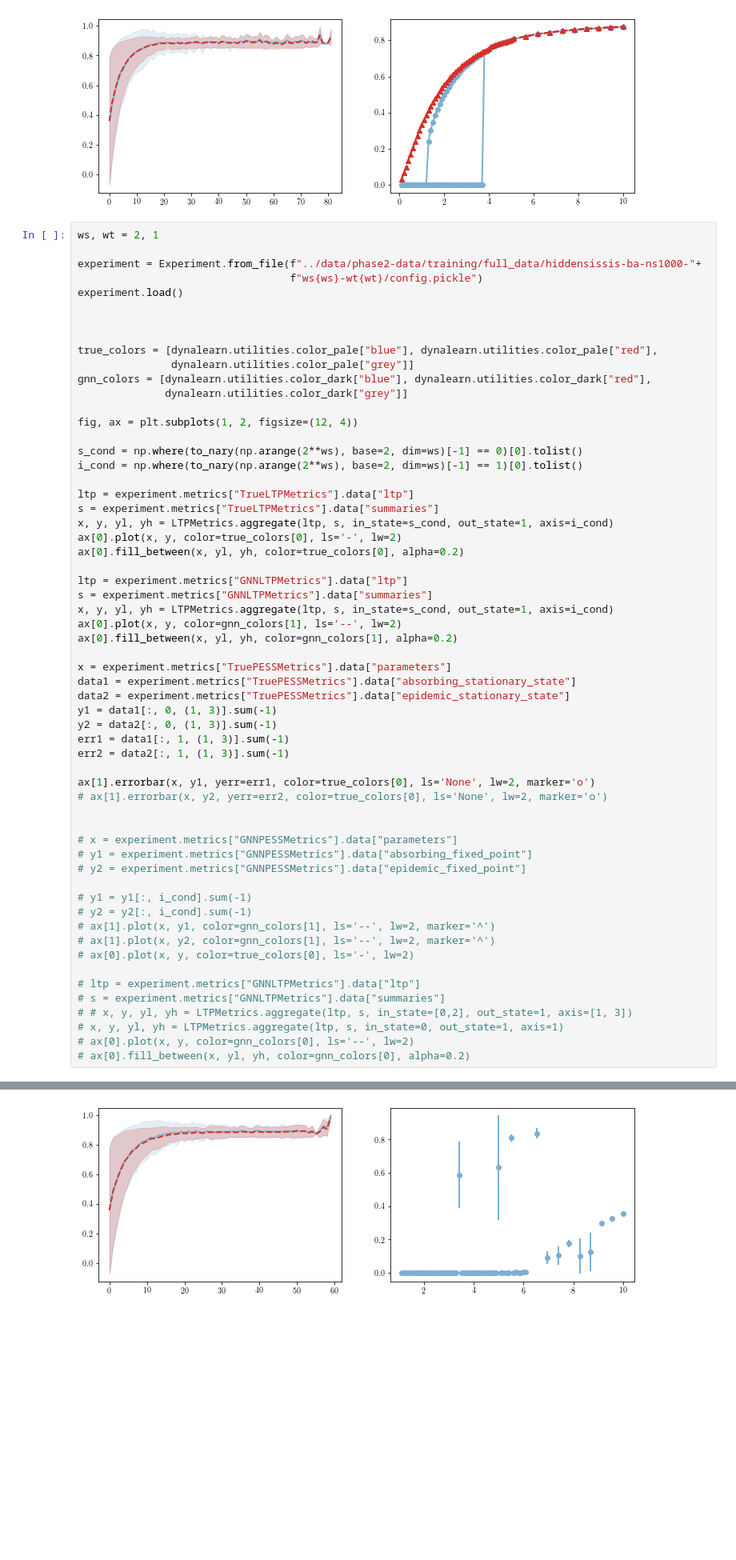
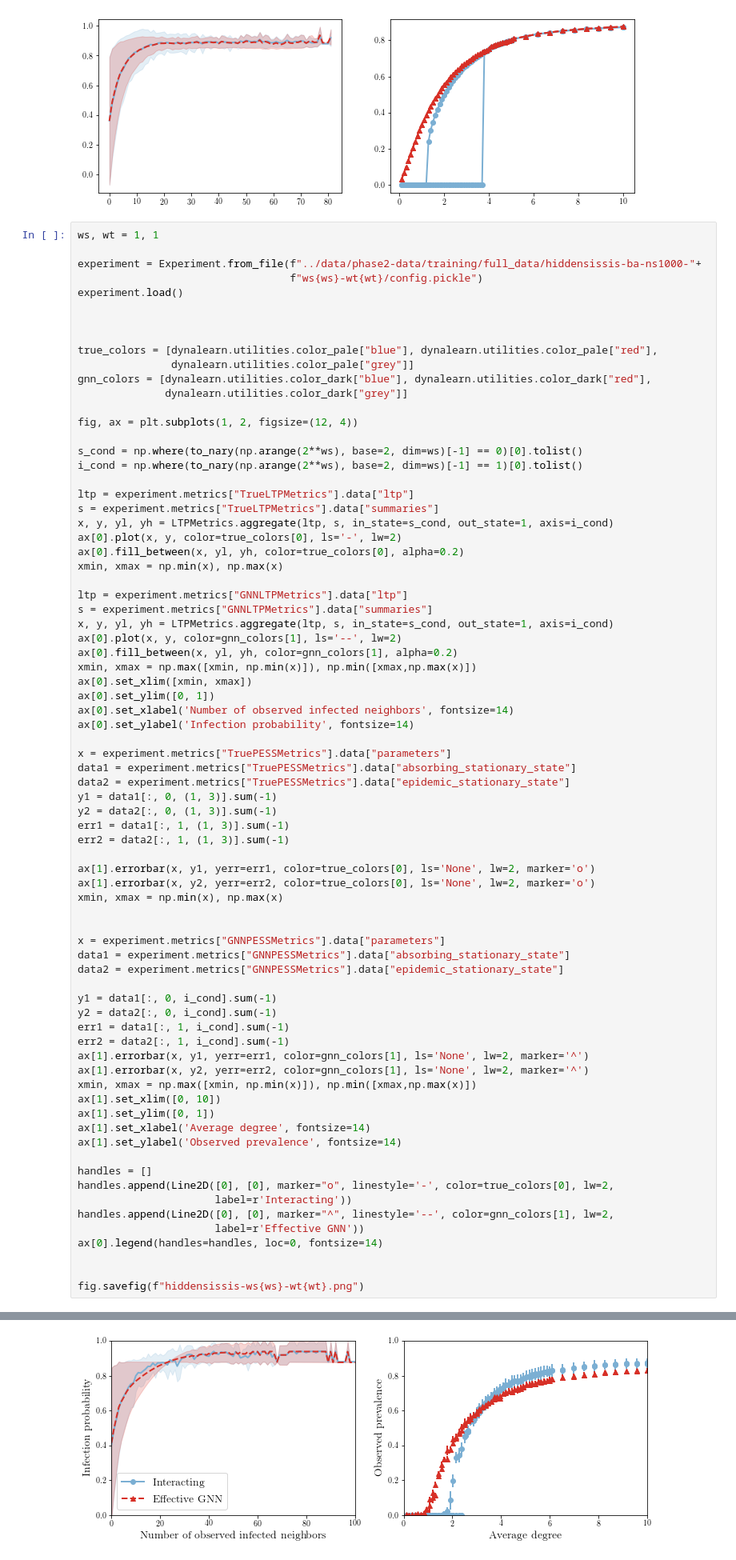
Before and after one commit to charlesmurphy1/dynalearn, a Jupyter notebook: notebooks/hidden-sissis-experiment.ipynb, the cells around one changed output, grey strips where cells are left out. Shown at 80% size. Drawn from its saved outputs; the diff is of its cells as text; blank space fills up the shorter version.

Commit message:
optimization of datasets and metrics with threshold window size.

```diff
--- a/notebooks/hidden-sissis-experiment.ipynb
+++ b/notebooks/hidden-sissis-experiment.ipynb
@@ -191,7 +191,7 @@ ax[1].plot(x, y2, color=gnn_colors[1], ls='--', lw=2, marker='^')
 [<matplotlib.lines.Line2D at 0x...>]
 [figure]
 # %%
-ws, wt = 2, 1
+ws, wt = 1, 1
 
 experiment = Experiment.from_file(f"../data/phase2-data/training/full_data/hiddensissis-ba-ns1000-"+
                                   f"ws{ws}-wt{wt}/config.pickle")
@@ -214,12 +214,18 @@ s = experiment.metrics["TrueLTPMetrics"].data["summaries"]
 x, y, yl, yh = LTPMetrics.aggregate(ltp, s, in_state=s_cond, out_state=1, axis=i_cond)
 ax[0].plot(x, y, color=true_colors[0], ls='-', lw=2)
 ax[0].fill_between(x, yl, yh, color=true_colors[0], alpha=0.2)
+xmin, xmax = np.min(x), np.max(x)
 
 ltp = experiment.metrics["GNNLTPMetrics"].data["ltp"]
 s = experiment.metrics["GNNLTPMetrics"].data["summaries"]
 x, y, yl, yh = LTPMetrics.aggregate(ltp, s, in_state=s_cond, out_state=1, axis=i_cond)
 ax[0].plot(x, y, color=gnn_colors[1], ls='--', lw=2)
 ax[0].fill_between(x, yl, yh, color=gnn_colors[1], alpha=0.2)
+xmin, xmax = np.max([xmin, np.min(x)]), np.min([xmax,np.max(x)])
+ax[0].set_xlim([xmin, xmax])
+ax[0].set_ylim([0, 1])
+ax[0].set_xlabel('Number of observed infected neighbors', fontsize=14)
+ax[0].set_ylabel('Infection probability', fontsize=14)
 
 x = experiment.metrics["TruePESSMetrics"].data["parameters"]
 data1 = experiment.metrics["TruePESSMetrics"].data["absorbing_stationary_state"]
@@ -230,23 +236,33 @@ err1 = data1[:, 1, (1, 3)].sum(-1)
 err2 = data2[:, 1, (1, 3)].sum(-1)
 
 ax[1].errorbar(x, y1, yerr=err1, color=true_colors[0], ls='None', lw=2, marker='o')
-# ax[1].errorbar(x, y2, yerr=err2, color=true_colors[0], ls='None', lw=2, marker='o')
+ax[1].errorbar(x, y2, yerr=err2, color=true_colors[0], ls='None', lw=2, marker='o')
+xmin, xmax = np.min(x), np.max(x)
 
 
-# x = experiment.metrics["GNNPESSMetrics"].data["parameters"]
-# y1 = experiment.metrics["GNNPESSMetrics"].data["absorbing_fixed_point"]
-# y2 = experiment.metrics["GNNPESSMetrics"].data["epidemic_fixed_point"]
+x = experiment.metrics["GNNPESSMetrics"].data["parameters"]
+data1 = experiment.metrics["GNNPESSMetrics"].data["absorbing_stationary_state"]
+data2 = experiment.metrics["GNNPESSMetrics"].data["epidemic_stationary_state"]
 
-# y1 = y1[:, i_cond].sum(-1)
-# y2 = y2[:, i_cond].sum(-1)
-# ax[1].plot(x, y1, color=gnn_colors[1], ls='--', lw=2, marker='^')
-# ax[1].plot(x, y2, color=gnn_colors[1], ls='--', lw=2, marker='^')
-# ax[0].plot(x, y, color=true_colors[0], ls='-', lw=2)
+y1 = data1[:, 0, i_cond].sum(-1)
+y2 = data2[:, 0, i_cond].sum(-1)
+err1 = data1[:, 1, i_cond].sum(-1)
+err2 = data2[:, 1, i_cond].sum(-1)
+ax[1].errorbar(x, y1, yerr=err1, color=gnn_colors[1], ls='None', lw=2, marker='^')
+ax[1].errorbar(x, y2, yerr=err2, color=gnn_colors[1], ls='None', lw=2, marker='^')
+xmin, xmax = np.max([xmin, np.min(x)]), np.min([xmax,np.max(x)])
+ax[1].set_xlim([0, 10])
+ax[1].set_ylim([0, 1])
+ax[1].set_xlabel('Average degree', fontsize=14)
+ax[1].set_ylabel('Observed prevalence', fontsize=14)
 
-# ltp = experiment.metrics["GNNLTPMetrics"].data["ltp"]
-# s = experiment.metrics["GNNLTPMetrics"].data["summaries"]
-# # x, y, yl, yh = LTPMetrics.aggregate(ltp, s, in_state=[0,2], out_state=1, axis=[1, 3])
-# x, y, yl, yh = LTPMetrics.aggregate(ltp, s, in_state=0, out_state=1, axis=1)
-# ax[0].plot(x, y, color=gnn_colors[0], ls='--', lw=2)
-# ax[0].fill_between(x, yl, yh, color=gnn_colors[0], alpha=0.2)
+handles = []
+handles.append(Line2D([0], [0], marker="o", linestyle='-', color=true_colors[0], lw=2,
+                      label=r'Interacting'))
+handles.append(Line2D([0], [0], marker="^", linestyle='--', color=gnn_colors[1], lw=2,
+                      label=r'Effective GNN'))
+ax[0].legend(handles=handles, loc=0, fontsize=14)
+
+
+fig.savefig(f"hiddensissis-ws{ws}-wt{wt}.png")
 # %% [output]
@@ -254 +269 @@ ax[1].errorbar(x, y1, yerr=err1, color=true_colors[0], ls='None', lw=2, marker='
-[figure, old version]
+[figure, new version]
```
Also changed, not shown: parts of 1 cell of this notebook, 5 other files.
